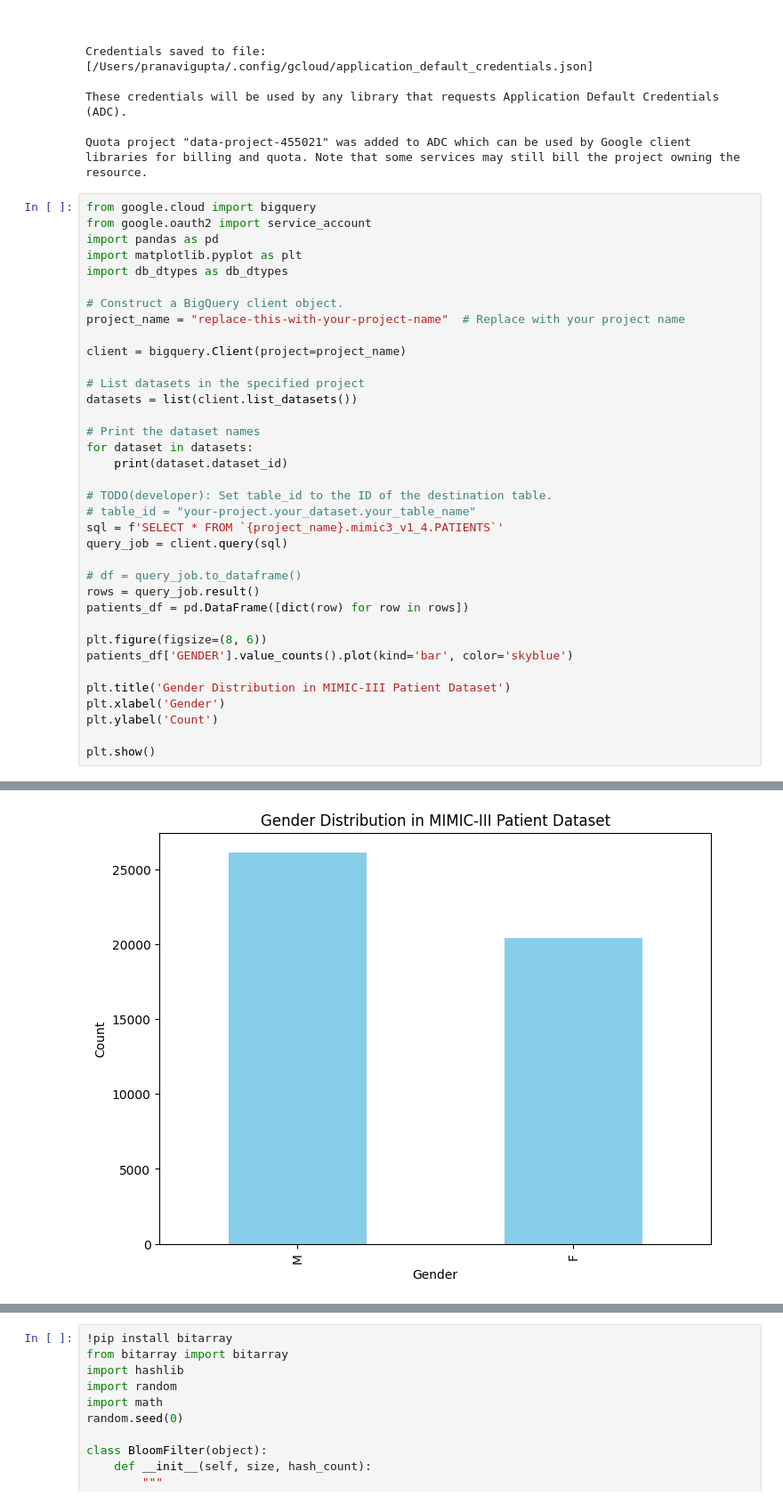
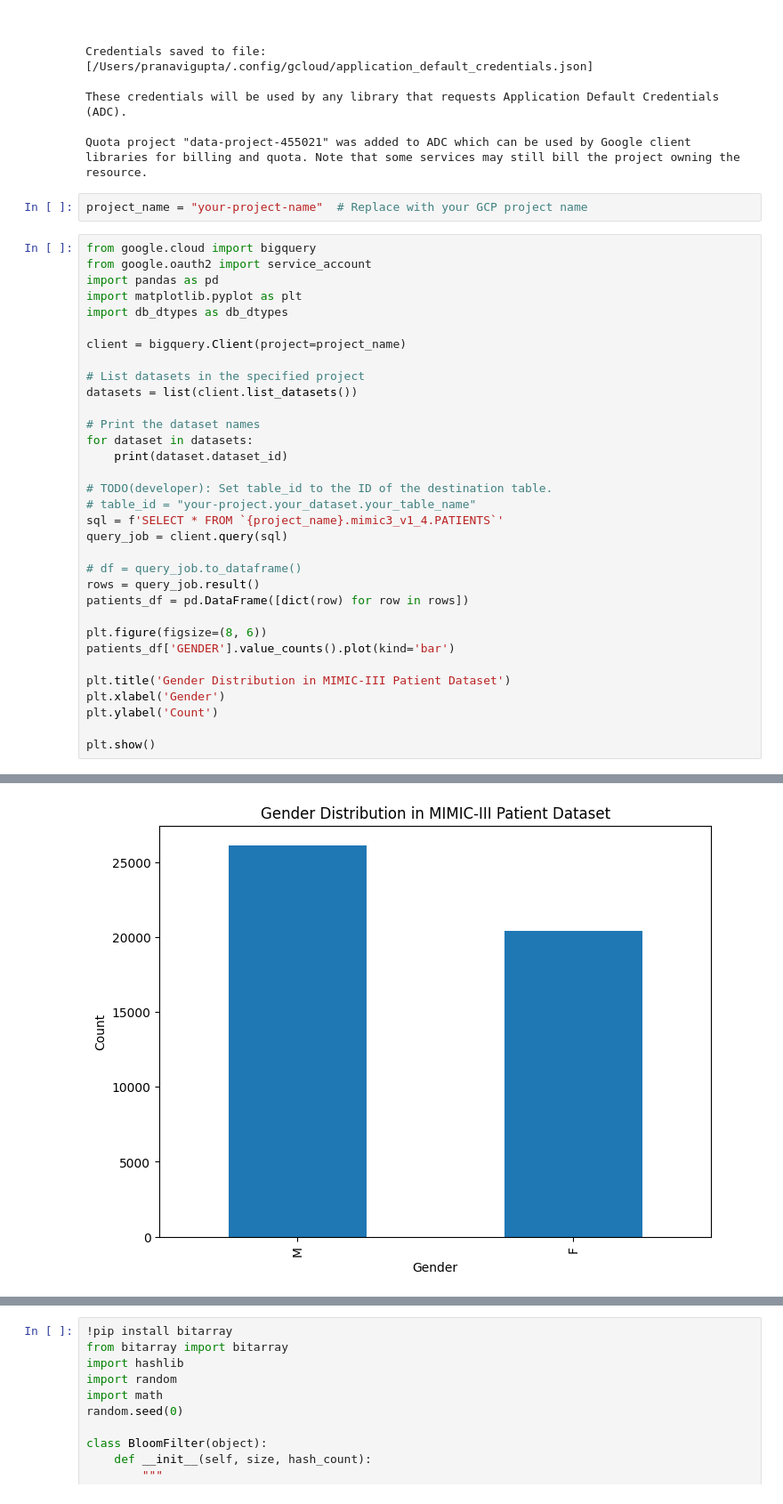
Before and after one commit to syoung212/prevention-data, a Jupyter notebook: testing.ipynb, the cells around one changed output, grey strips where cells are left out. Shown at 89% size. Cells and saved outputs as stored; diff of their text form.

```diff
--- a/testing.ipynb
+++ b/testing.ipynb
@@ -61,42 +46,41 @@ Credentials saved to file: [/Users/pranavigupta/.config/gcloud/application_defau
 These credentials will be used by any library that requests Application Default Credentials (ADC).
 
 Quota project "data-project-455021" was added to ADC which can be used by Google client libraries for billing and quota. Note that some services may still bill the project owning the resource.
+# %%
+project_name = "your-project-name"  # Replace with your GCP project name
 # %%
 from google.cloud import bigquery
 from google.oauth2 import service_account
 import pandas as pd
 import matplotlib.pyplot as plt
 import db_dtypes as db_dtypes
-
-# Construct a BigQuery client object.
-project_name = "replace-this-with-your-project-name"  # Replace with your project name
 
 client = bigquery.Client(project=project_name)
 
 # List datasets in the specified project
 datasets = list(client.list_datasets())
 
 # Print the dataset names
 for dataset in datasets:
     print(dataset.dataset_id)
 
 # TODO(developer): Set table_id to the ID of the destination table.
 # table_id = "your-project.your_dataset.your_table_name"
 sql = f'SELECT * FROM `{project_name}.mimic3_v1_4.PATIENTS`'
 query_job = client.query(sql)
 
 # df = query_job.to_dataframe()
 rows = query_job.result()
 patients_df = pd.DataFrame([dict(row) for row in rows])
 
 plt.figure(figsize=(8, 6))
-patients_df['GENDER'].value_counts().plot(kind='bar', color='skyblue')
+patients_df['GENDER'].value_counts().plot(kind='bar')
 
 plt.title('Gender Distribution in MIMIC-III Patient Dataset')
 plt.xlabel('Gender')
 plt.ylabel('Count')
 
 plt.show()
 # %% [output]
 mimic3_v1_4
-[figure, old version]
+[figure, new version]
```
Also changed, not shown: parts of 13 cells of this notebook, 1 other file.
